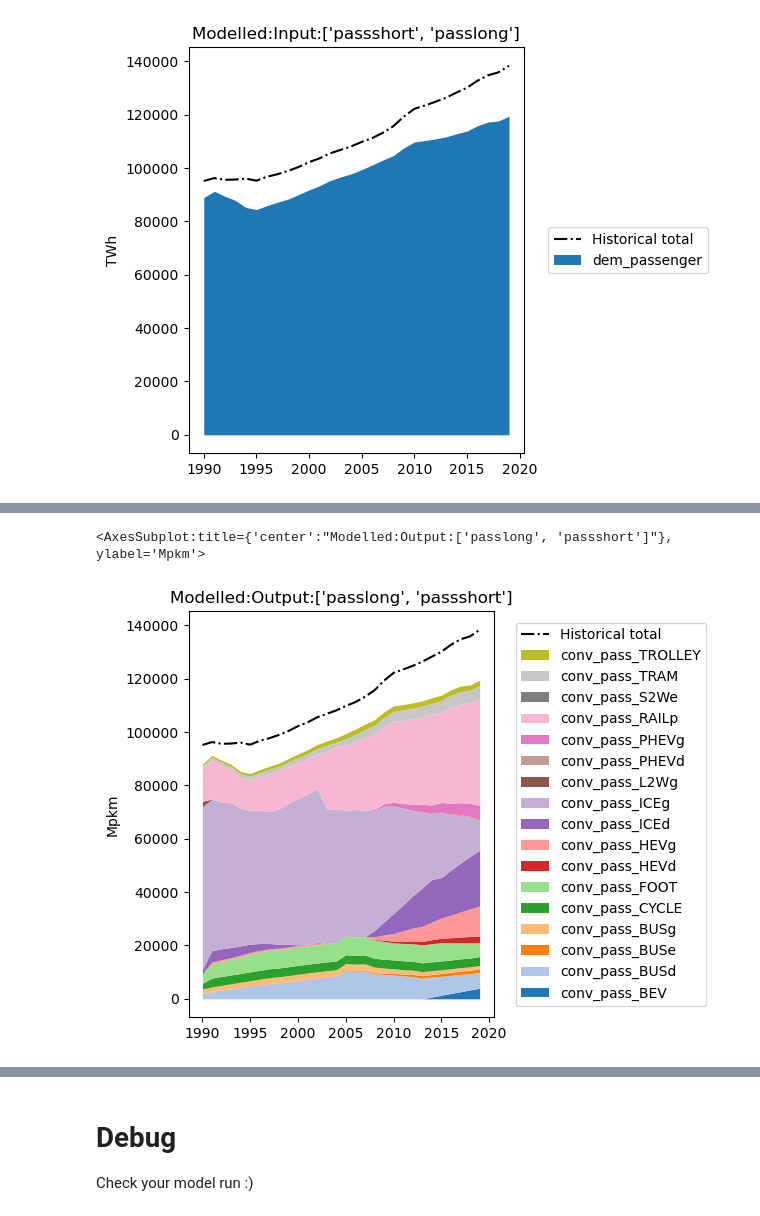
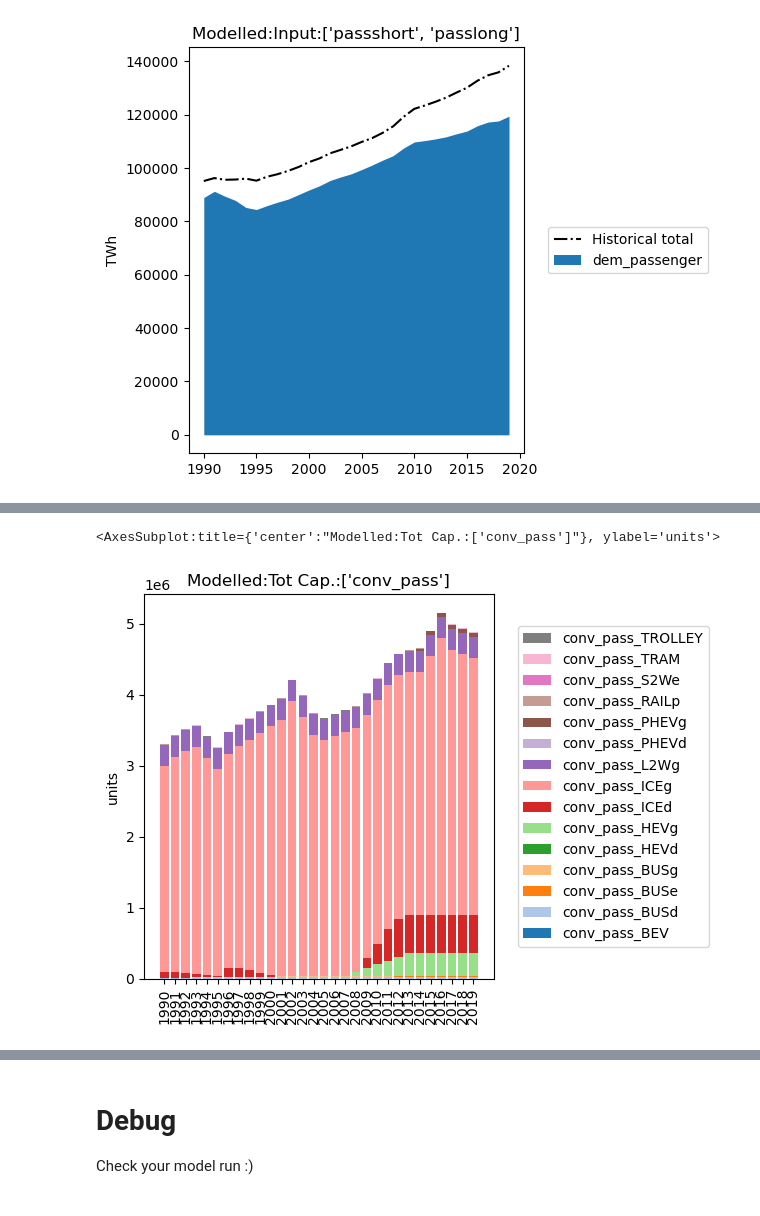
Before and after one commit to irm-codebase/RESTORE, a Jupyter notebook: restore_split.ipynb, the cells around one changed output, grey strips where cells are left out. Cells and saved outputs as stored; diff of their text form; code cells hidden in the pictures.

```diff
--- a/restore_split.ipynb
+++ b/restore_split.ipynb
@@ -26,7 +26,7 @@ sectors.demands.configure_sector(model)
 # Investment cost
 def e_costinv_p_y(model, process, year):
     if process in model.Caps:
-        cost_inv = cnf.DATA.get_fxe(process, "cost_investment", year)
+        cost_inv = cnf.DATA.get(process, "cost_investment", year)
         return model.DR[year]*cost_inv*model.cnew[process,year]
     return pyo.Expression.Skip
 
@@ -153,6 +141,3 @@ restore_plots.plot_aggregated_fout(model, cnf.DATA, ["elecsupply"], unit="Mpkm",
 # %%
-restore_plots.plot_aggregated_fout(model, cnf.DATA, ["passlong", "passshort"], unit="Mpkm", use_actual=False,
+model_plots.plot_flow_fout(model, cnf.DATA, ["passlong", "passshort"], unit="Mpkm", use_actual=False,
                                    hist="passenger")
-# %% [output]
-<AxesSubplot:title={'center':"Modelled:Output:['passlong', 'passshort']"}, ylabel='Mpkm'>
-[figure, removed]
@@ -162,0 +144,5 @@ restore_plots.plot_aggregated_ctot(model, cnf.DATA, ["conv_pass"], "units", use_
+# %%
+model_plots.plot_group_ctot(model, ["conv_pass"], "units")
+# %% [output]
+<AxesSubplot:title={'center':"Modelled:Tot Cap.:['conv_pass']"}, ylabel='units'>
+[figure, added]
```
Also changed, not shown: parts of 11 cells of this notebook, 20 other files.
